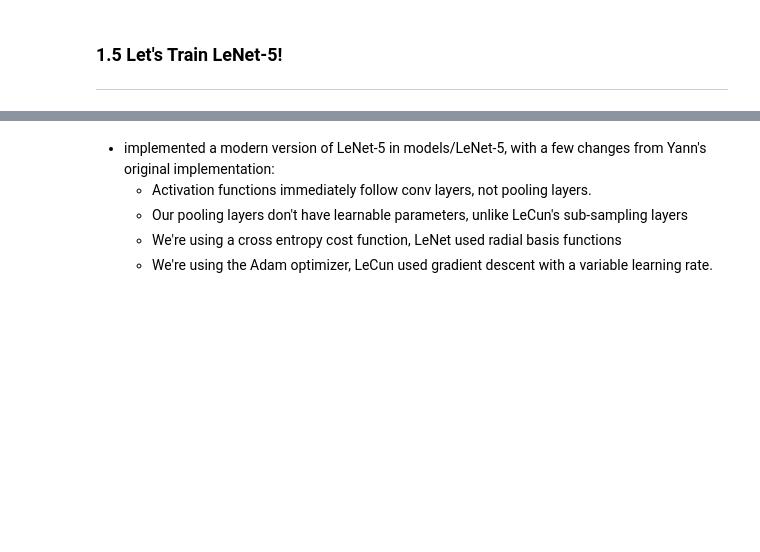
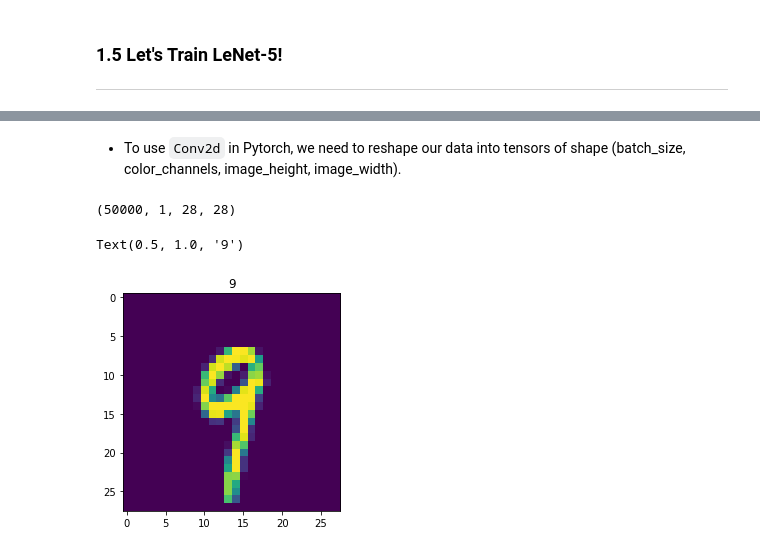
Before and after one commit to unccv/deep_learning_for_computer_vision, a Jupyter notebook: notebooks/image_classification_part_2.ipynb, the cells around one changed output, grey strips where cells are left out. Cells and saved outputs as stored; diff of their text form; code cells hidden in the pictures; blank space fills up the shorter version.

```diff
--- a/notebooks/image_classification_part_2.ipynb
+++ b/notebooks/image_classification_part_2.ipynb
@@ -178,6 +199,22 @@ FILENAME = "mnist.pkl.gz"
 
 with gzip.open((PATH / FILENAME).as_posix(), "rb") as f:
         ((x_train, y_train), (x_valid, y_valid), _) = pickle.load(f, encoding="latin-1")
+# %% [markdown]
+- To use `Conv2d` in Pytorch, we need to reshape our data into tensors of shape (batch_size, color_channels, image_height, image_width).
+# %%
+x_train = x_train.reshape(-1, 1, 28, 28)
+x_valid = x_valid.reshape(-1, 1, 28, 28)
+# %%
+x_train.shape
+# %% [output]
+(50000, 1, 28, 28)
+# %%
+#Double check tha tour reshape is doing what we think it is!
+imshow(x_train[600, 0, :, :])
+title(y_train[600])
+# %% [output]
+Text(0.5, 1.0, '9')
+[figure, added]
 # %%
 #Create dataloaders
 train_ds = TensorDataset(torch.tensor(x_train, dtype = torch.float), torch.tensor(y_train, dtype = torch.long))
@@ -185,9 +222,3 @@ train_dl = DataLoader(train_ds, batch_size=64, shuffle = True, num_workers = 4,
 
 valid_ds = TensorDataset(torch.tensor(x_valid, dtype = torch.float), torch.tensor(y_valid, dtype = torch.long))
 valid_dl = DataLoader(valid_ds, batch_size=256, shuffle = True, num_workers = 4, drop_last = True)
-# %% [markdown]
-- implemented a modern version of LeNet-5 in models/LeNet-5, with a few changes from Yann's original implementation:
-    - Activation functions immediately follow conv layers, not pooling layers.
-    - Our pooling layers don't have learnable parameters, unlike LeCun's sub-sampling layers
-    - We're using a cross entropy cost function, LeNet used radial basis functions
-    - We're using the Adam optimizer, LeCun used gradient descent with a variable learning rate.
```
Also changed, not shown: parts of 30 cells of this notebook, 11 other files.
